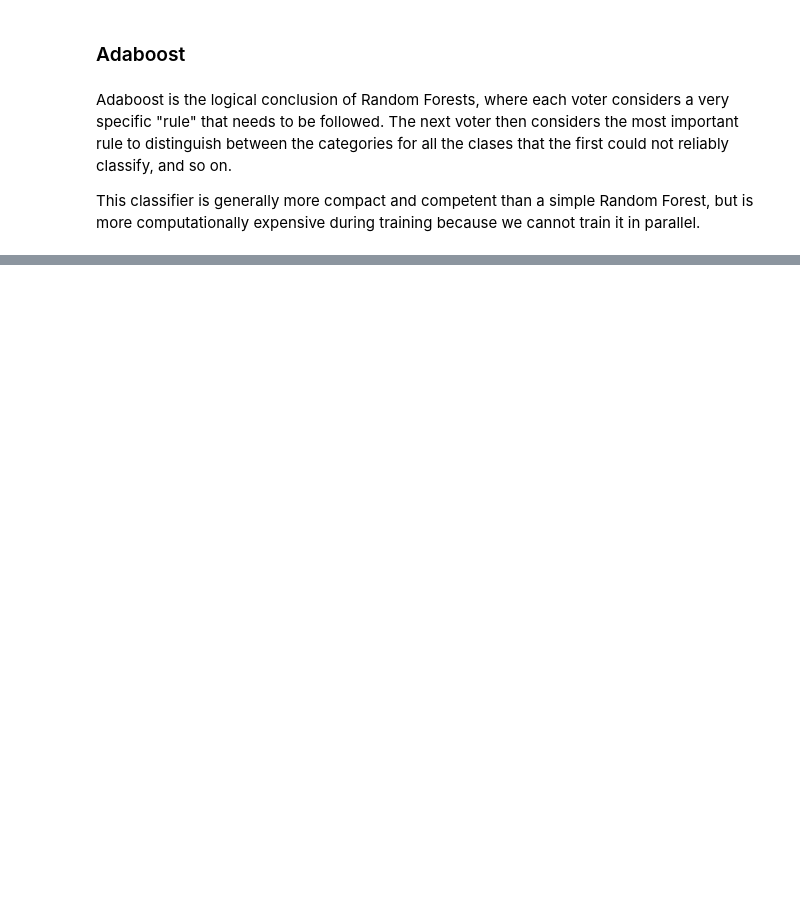
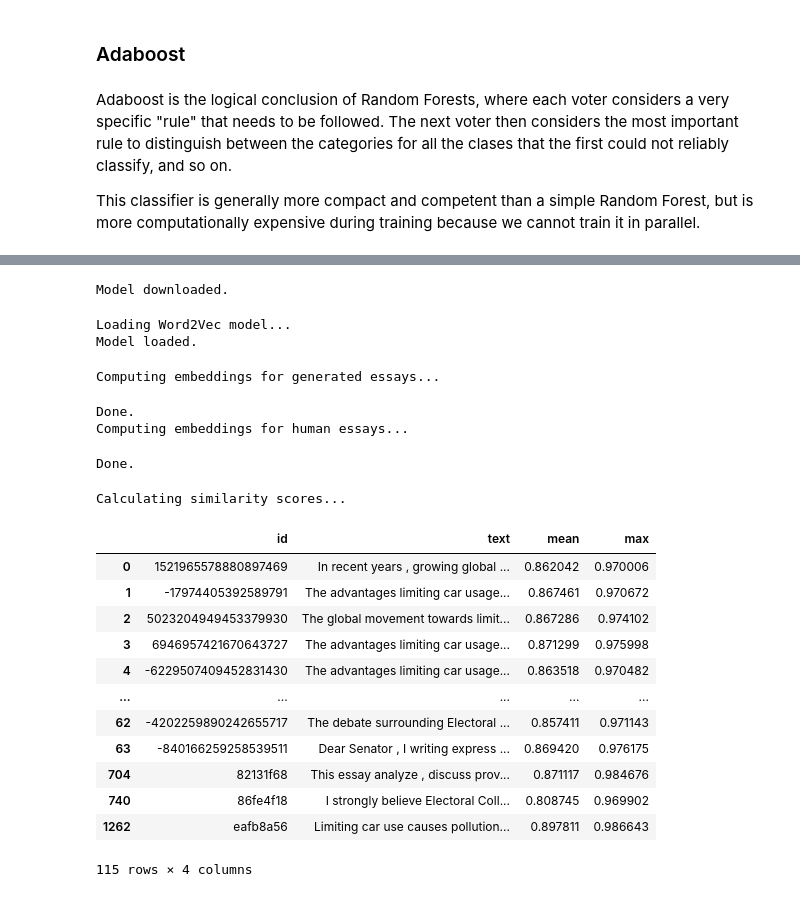
Before and after one commit to dimits-ts/practical_data_science, a Jupyter notebook: llm_detection/notebooks/llm_detection.ipynb, the cells around one changed output, grey strips where cells are left out. Cells and saved outputs as stored; diff of their text form; code cells hidden in the pictures; blank space fills up the shorter version.

```diff
--- a/llm_detection/notebooks/llm_detection.ipynb
+++ b/llm_detection/notebooks/llm_detection.ipynb
@@ -324,0 +335,72 @@ weighted avg       1.00      1.00      1.00       373
+# %%
+print("Model downloaded.")
+# %% [output]
+Model downloaded.
+# %%
+import spacy
+
+
+print("Loading Word2Vec model...")
+nlp = spacy.load('en_core_web_md')
+print("Model loaded.")
+# %% [output]
+Loading Word2Vec model...
+Model loaded.
+# %%
+from tqdm import tqdm
+
+
+generated_df = df[df.generated == 1]
+human_df = df[df.generated == 0]
+
+generated_docs = []
+human_docs = []
+
+print("Computing embeddings for generated essays...")
+for text in tqdm(generated_df.text):
+    generated_docs.append(nlp(text))
+print("Done.")
+
+print("Computing embeddings for human essays...")
+for text in tqdm(human_df.text):
+    human_docs.append(nlp(text))
+print("Done.")
+# %% [output]
+Computing embeddings for generated essays...
+Done.
+Computing embeddings for human essays...
+Done.
+# %%
+mean_similarity = []
+max_similarity = []
+
+print("Calculating similarity scores...")
+for gen_doc in tqdm(generated_docs):
+    similarities = []
+    for human_doc in human_docs:
+      similarities.append(gen_doc.similarity(human_doc))
+
+    mean_similarity.append(np.mean(similarities))
+    max_similarity.append(np.max(similarities))
+# %% [output]
+Calculating similarity scores...
+# %%
+similarity_df = pd.DataFrame({"id": generated_df.id,
+                              "text": generated_df.text,
+                              "mean": mean_similarity,
+                              "max": max_similarity})
+similarity_df
+# %% [output]
+|  | id | text | mean | max |
+| 0 | 1521965578880897469 | In recent years , growing global ... | 0.862042 | 0.970006 |
+| 1 | -17974405392589791 | The advantages limiting car usage... | 0.867461 | 0.970672 |
+| 2 | 5023204949453379930 | The global movement towards limit... | 0.867286 | 0.974102 |
+| 3 | 6946957421670643727 | The advantages limiting car usage... | 0.871299 | 0.975998 |
+| 4 | -6229507409452831430 | The advantages limiting car usage... | 0.863518 | 0.970482 |
+| ... | ... | ... | ... | ... |
+| 62 | -4202259890242655717 | The debate surrounding Electoral ... | 0.857411 | 0.971143 |
+| 63 | -840166259258539511 | Dear Senator , I writing express ... | 0.869420 | 0.976175 |
+| 704 | 82131f68 | This essay analyze , discuss prov... | 0.871117 | 0.984676 |
+| 740 | 86fe4f18 | I strongly believe Electoral Coll... | 0.808745 | 0.969902 |
+| 1262 | eafb8a56 | Limiting car use causes pollution... | 0.897811 | 0.986643 |
+115 rows × 4 columns
```
Also changed, not shown: parts of 22 cells of this notebook.
